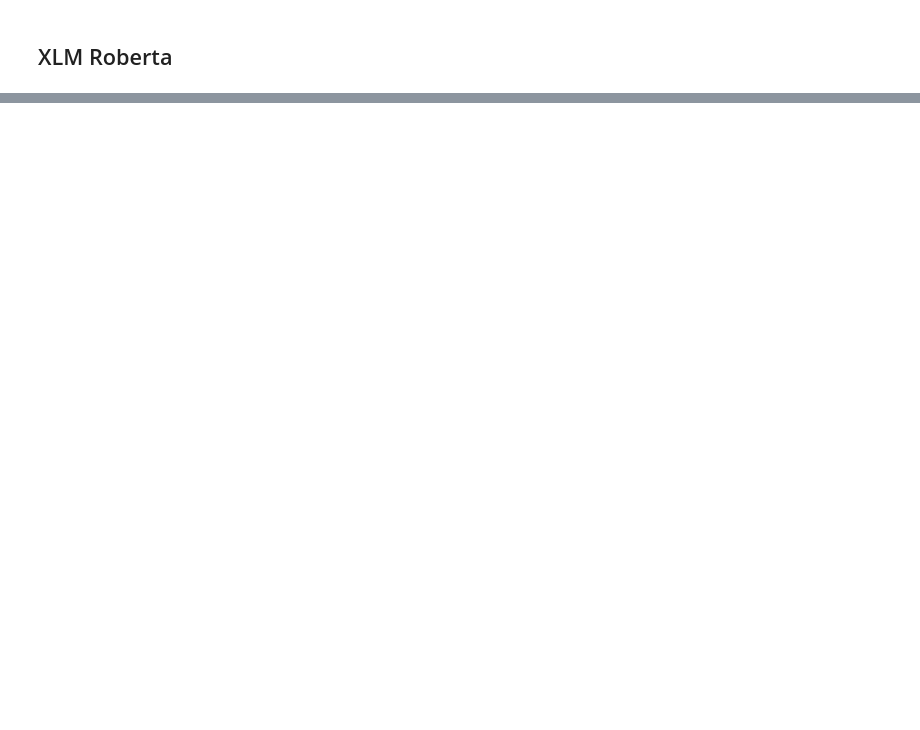
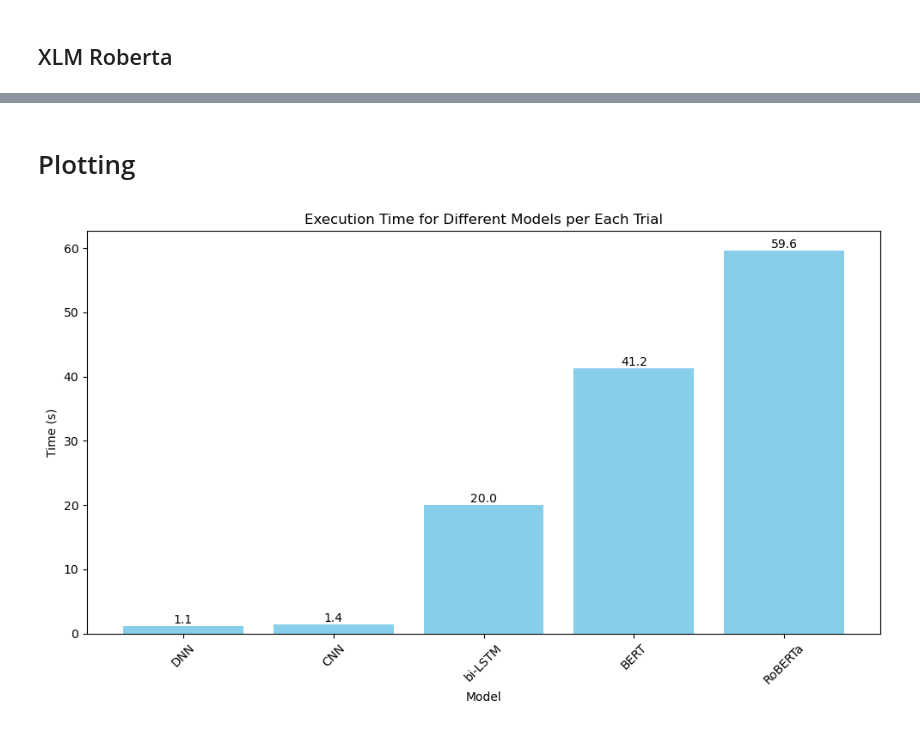
Before and after one commit to AlEXSH3N/713-Music-Emotion-System, a Jupyter notebook: 713_test.ipynb, the cells around one changed output, grey strips where cells are left out. Saved outputs shown, nothing was run; the diff lists cells and outputs as text; code cells hidden in the pictures; blank space fills up the shorter version.

```diff
--- a/713_test.ipynb
+++ b/713_test.ipynb
@@ -873,0 +944,33 @@ KeyboardInterrupt:
+# %% [markdown]
+# Plotting
+# %%
+import matplotlib.pyplot as plt
+
+time_DNN = 22.3 / 20
+time_bi_LSTM = (39.9 + (6 * 60))/20
+time_CNN = 28.3 / 20
+time_BERT = (52.5 + (6 * 60))/10
+time_RoBERTa = (56.5 + (9 * 60))/10
+time_XMLRoBERTa = (54 + (24 * 60))/2
+
+times = [time_DNN, time_bi_LSTM, time_CNN, time_BERT, time_RoBERTa]
+names = ['DNN', 'bi-LSTM', 'CNN', 'BERT', 'RoBERTa']
+
+sorted_data = sorted(zip(names, times), key=lambda x: x[1])
+sorted_names, sorted_times = zip(*sorted_data)
+
+plt.figure(figsize=(10, 6))
+bars = plt.bar(sorted_names, sorted_times, color='skyblue')
+plt.xlabel('Model')
+plt.ylabel('Time (s)')
+plt.title('Execution Time for Different Models per Each Trial')
+plt.xticks(rotation=45)
+plt.tight_layout()
+
+# Add time values at the top of each bar
+for bar, time in zip(bars, sorted_times):
+    plt.text(bar.get_x() + bar.get_width() / 2, bar.get_height(), f'{time:.1f}', ha='center', va='bottom')
+
+plt.show()
+# %% [output]
+[figure, added]
```
Also changed, not shown: parts of 30 cells of this notebook.
